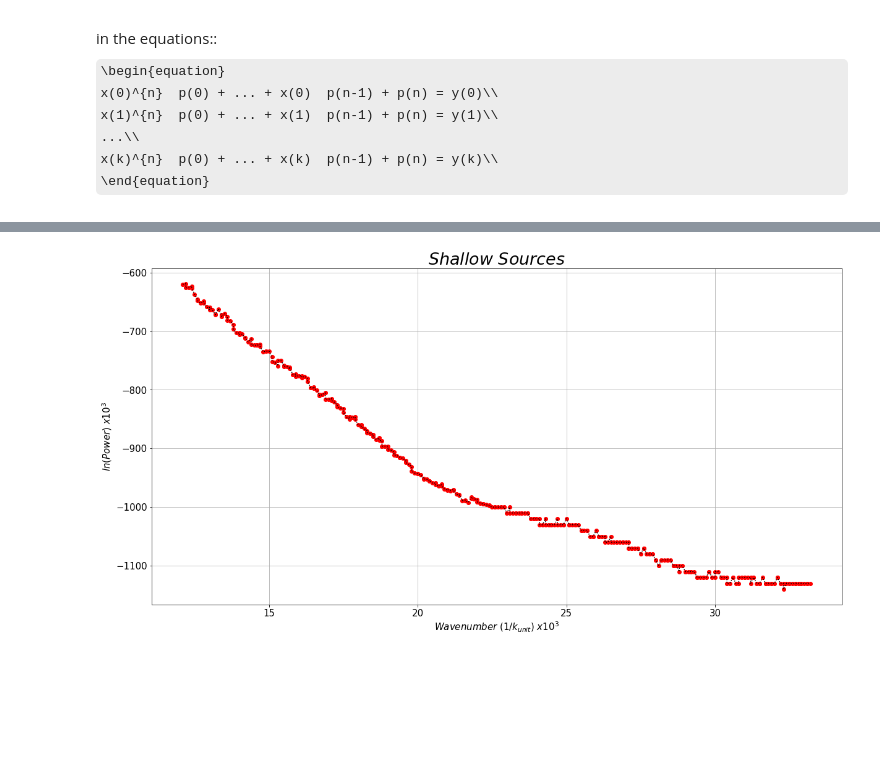
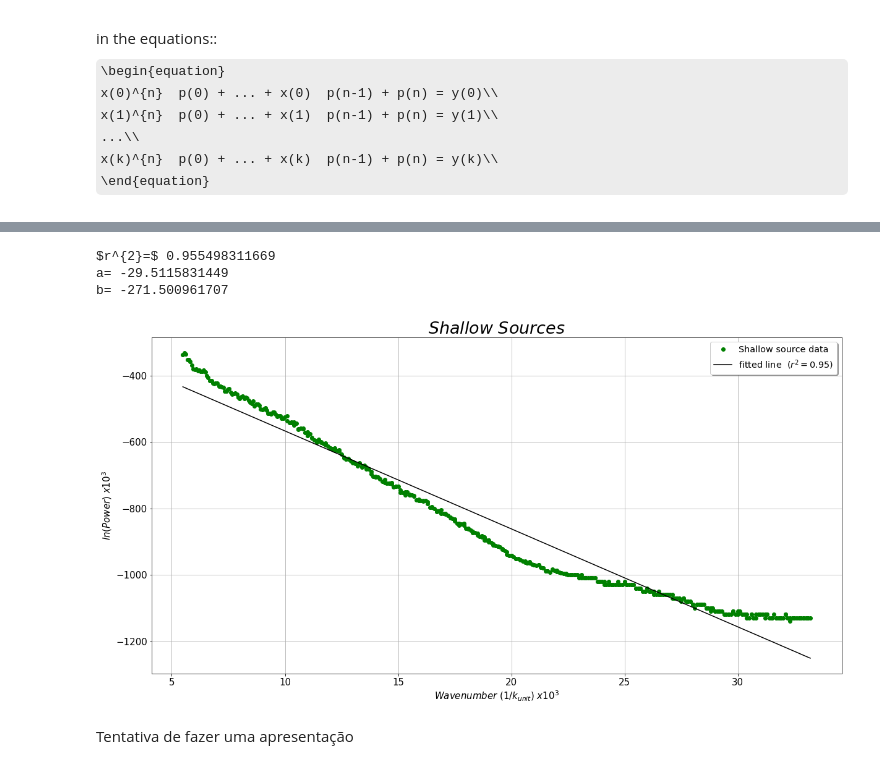
Before and after one commit to VictorCarreira/Power-Spectrum-, a Jupyter notebook: Power Spectrum.ipynb, the cells around one changed output, grey strips where cells are left out. Cells and saved outputs as stored; diff of their text form; code cells hidden in the pictures; some formulas as TeX source; blank space fills up the shorter version.

```diff
--- a/Power Spectrum.ipynb
+++ b/Power Spectrum.ipynb
@@ -151,21 +164,36 @@ shallow=dado.tail(420)
 # %%
 x=shallow.iloc[:,0]/1000 #Normalizando o gráfico
 y=shallow.iloc[:,2]/1000 #Normalizando o gráfico
 
+
+slope, intercept, r_value, p_value, std_err = sp.stats.linregress(x, y) #Calcula a regressão
+print("$r^{2}=$", r_value**2) # Cálculo do valor de ajuste
+print("a=", slope)
+print("b=", intercept)
+
 py.rcParams['figure.figsize'] = (20.0, 10.0)#Redimensiona a figura
 
-plt.plot( x, y, 'ro') # green bolinha
-plt.plot( x, y, 'k:', color='black') # linha pontilha orange
-#plt.plot( p, '-', color='black')
+plt.plot( x, y, 'go', label='Shallow source data') # green bolinha
+#plt.plot( x, y, 'k:', color='orange') # linha pontilha orange
+
+plt.plot(x, intercept + slope*x, 'black', label='fitted line  $(r^{2}=0.95)$')
+
+legend = plt.legend(loc='upper right', shadow=True, fontsize='x-large')
+
 
 plt.title("$Shallow$ $Sources$", fontweight='normal', fontsize=27)
 plt.tick_params(axis='both', labelsize=15)#aumenta o tamanho dos valores nos eixos
 
 plt.grid(True)
 plt.xlabel("$Wavenumber$ $(1/k_{unit})$ $x 10^{3}$", fontsize=15)
 plt.ylabel("$ln (Power)$ $x 10^{3}$", fontsize=15)
 plt.savefig('Imagens/Shallow280118.eps')
 plt.show()
 plt.close()
 # %% [output]
+$r^{2}=$ 0.955498311669
+a= -29.5115831449
+b= -271.500961707
-[figure, old version]
+[figure, new version]
+# %% [markdown]
+Tentativa de fazer uma apresentação
```
Also changed, not shown: parts of 6 cells of this notebook.
